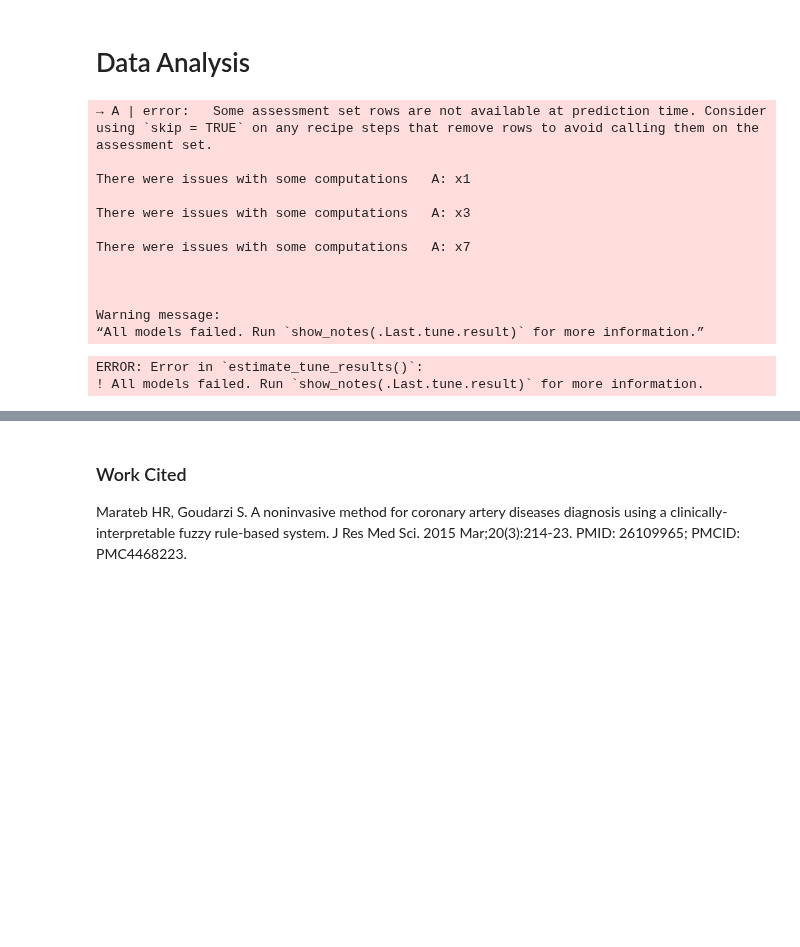
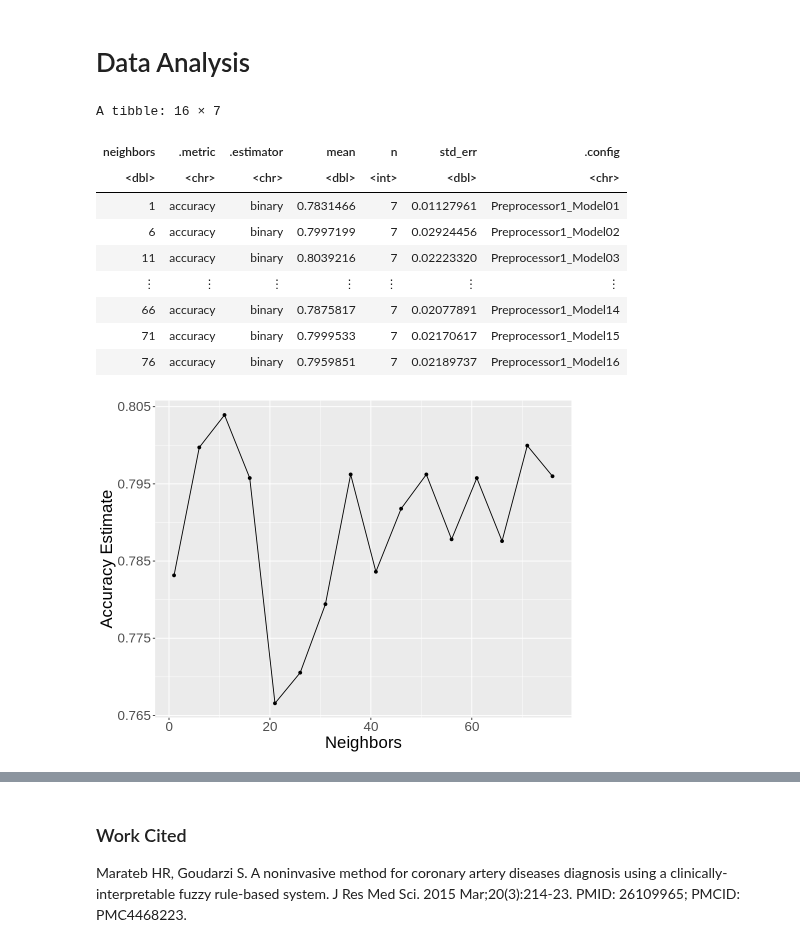
Before and after one commit to JennWan/Group_Project, a Jupyter notebook: newcleveland_2.ipynb, the cells around one changed output, grey strips where cells are left out. Cells and saved outputs as stored; diff of their text form; code cells hidden in the pictures; blank space fills up the shorter version.

```diff
--- a/newcleveland_2.ipynb
+++ b/newcleveland_2.ipynb
@@ -217,47 +217,44 @@ cleveland_vfold <- vfold_cv(cleveland_train, v = 7, strata = num)
 cleveland_recipe <- recipe(num ~ ., data = cleveland_tidy) |>
     step_scale(trestbps, chol, thalach) |>
     step_center(trestbps, chol, thalach) |>
-    step_upsample(num, over_ratio = 1, skip = FALSE) |>
+    step_upsample(num, over_ratio = 1, skip = T) |>
     prep()
 
 cleveland_spec <- nearest_neighbor(weight_func = "rectangular", neighbors = tune()) |>
             set_engine("kknn") |>
             set_mode("classification")
 
 gridvals = tibble(neighbors = seq(from = 1, to = 80, by = 5))
 
 set.seed(2000)
 
 cleveland_results <- workflow() |>
             add_recipe(cleveland_recipe) |>
             add_model(cleveland_spec) |>
             tune_grid(resamples = cleveland_vfold, grid = gridvals) |>
             collect_metrics() |>
             filter(.metric == "accuracy")
 cleveland_results
 
 # plot k values against their respective accuracies and choose optimal k value
 cross_val_plot <- cleveland_results |>
     ggplot(aes(x = neighbors, y = mean)) +
     geom_point() +
     geom_line() +
     labs(x = "Neighbors", y = "Accuracy Estimate") +
     theme(text = element_text(size = 20))
 cross_val_plot
 # %% [output]
-→ A | error:   Some assessment set rows are not available at prediction time. Consider using `skip = TRUE` on any recipe steps that remove rows to avoid calling them on the assessment set.
-
-There were issues with some computations   A: x1
-
-There were issues with some computations   A: x3
-
-There were issues with some computations   A: x7
-
-
-
-Warning message:
-“All models failed. Run `show_notes(.Last.tune.result)` for more information.”
+A tibble: 16 × 7
-ERROR: Error in `estimate_tune_results()`:
-! All models failed. Run `show_notes(.Last.tune.result)` for more information.
+| neighbors | .metric | .estimator | mean | n | std_err | .config |
+| <dbl> | <chr> | <chr> | <dbl> | <int> | <dbl> | <chr> |
+| 1 | accuracy | binary | 0.7831466 | 7 | 0.01127961 | Preprocessor1_Model01 |
+| 6 | accuracy | binary | 0.7997199 | 7 | 0.02924456 | Preprocessor1_Model02 |
+| 11 | accuracy | binary | 0.8039216 | 7 | 0.02223320 | Preprocessor1_Model03 |
+| ⋮ | ⋮ | ⋮ | ⋮ | ⋮ | ⋮ | ⋮ |
+| 66 | accuracy | binary | 0.7875817 | 7 | 0.02077891 | Preprocessor1_Model14 |
+| 71 | accuracy | binary | 0.7999533 | 7 | 0.02170617 | Preprocessor1_Model15 |
+| 76 | accuracy | binary | 0.7959851 | 7 | 0.02189737 | Preprocessor1_Model16 |
+[figure, added]
 # %%
 # compare the accuracy of predictions to the true values in the test set
```
Also changed, not shown: parts of 1 cell of this notebook.
